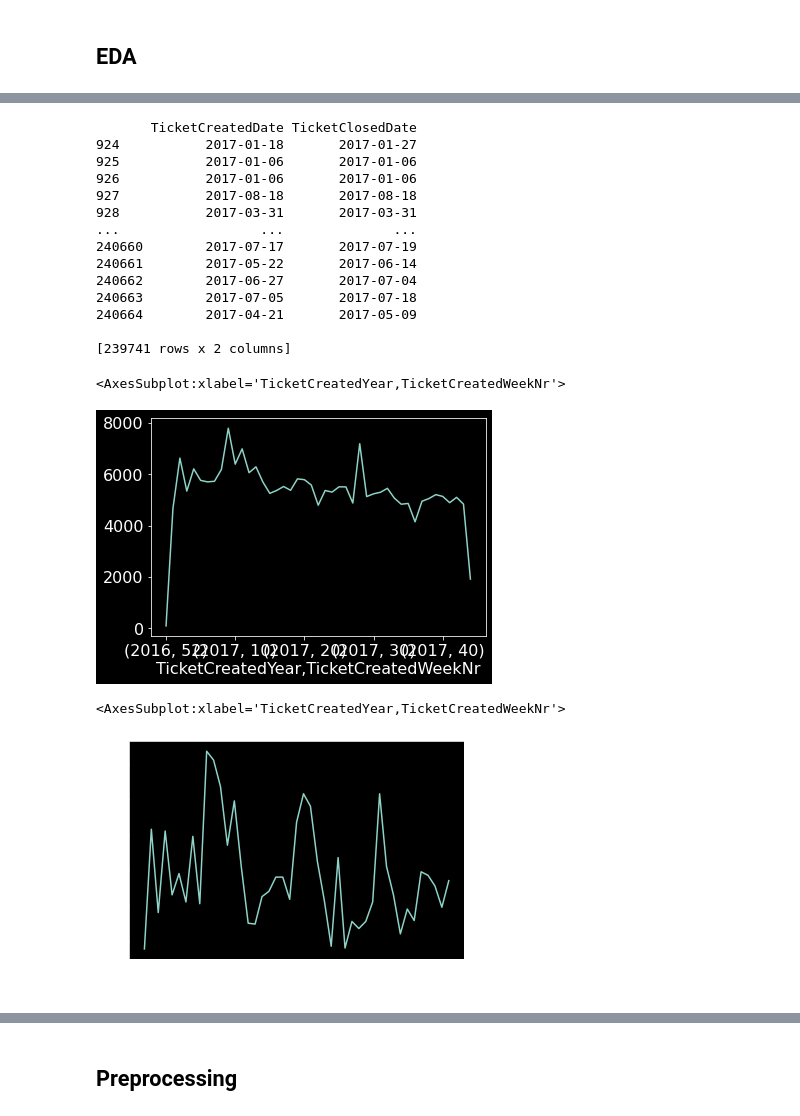
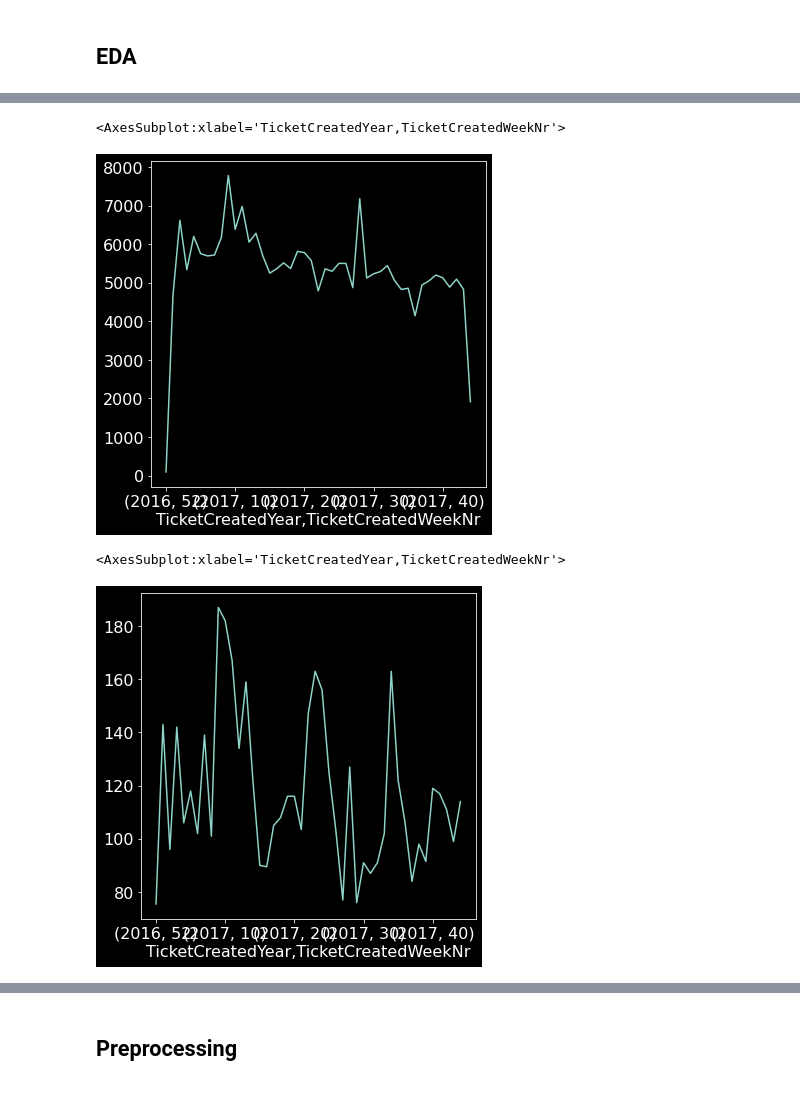
Before and after one commit to jlousada315/zentest, a Jupyter notebook: exercise.ipynb, the cells around one changed output, grey strips where cells are left out. Drawn from its saved outputs; the diff is of its cells as text; code cells hidden in the pictures.

```diff
--- a/exercise.ipynb
+++ b/exercise.ipynb
@@ -183,0 +159,2 @@ ValueError: could not convert string to float: '>5Days'
+# %%
+eda = df.copy()
@@ -246,40 +224,22 @@ plt.show
 # %%
-df['TicketCreatedDate'] = pd.to_datetime(df['TicketCreatedDate'])
-df['TicketCreatedYear'] = df['TicketCreatedDate'].dt.isocalendar().year
-df['TicketCreatedWeekNr'] = df['TicketCreatedDate'].dt.isocalendar().week
+eda['TicketCreatedDate'] = pd.to_datetime(eda['TicketCreatedDate'])
+eda['TicketCreatedYear'] = eda['TicketCreatedDate'].dt.isocalendar().year
+eda['TicketCreatedWeekNr'] = eda['TicketCreatedDate'].dt.isocalendar().week
+eda['TicketClosedDate'] = pd.to_datetime((eda['TicketCreatedDate'] + pd.to_timedelta(eda['FullResolutionTime'], unit='min')).dt.date)
+eda['SolvedSameDay'] = eda['TicketCreatedDate'] == eda['TicketClosedDate']
-# %%
-df['TicketClosedDate'] = pd.to_datetime((df['TicketCreatedDate'] + pd.to_timedelta(df['FullResolutionTime'], unit='min')).dt.date)
-df['SolvedSameDay'] = df['TicketCreatedDate'] == df['TicketClosedDate']
-print(df[['TicketCreatedDate','TicketClosedDate']])
-# %% [output]
-       TicketCreatedDate TicketClosedDate
-924           2017-01-18       2017-01-27
-925           2017-01-06       2017-01-06
-926           2017-01-06       2017-01-06
-927           2017-08-18       2017-08-18
-928           2017-03-31       2017-03-31
-...                  ...              ...
-240660        2017-07-17       2017-07-19
-240661        2017-05-22       2017-06-14
-240662        2017-06-27       2017-07-04
-240663        2017-07-05       2017-07-18
-240664        2017-04-21       2017-05-09
-
-[239741 rows x 2 columns]
 # %%
 # Volume of tickets Overtime
-
-df.groupby(['TicketCreatedYear','TicketCreatedWeekNr'])['TicketID'].count().plot.line()
+eda.groupby(['TicketCreatedYear','TicketCreatedWeekNr'])['TicketID'].count().plot.line()
 # %% [output]
 <AxesSubplot:xlabel='TicketCreatedYear,TicketCreatedWeekNr'>
-[figure, old version]
+[figure, new version]
 # %%
 # time to solve tickets
 
-df.groupby(['TicketCreatedYear','TicketCreatedWeekNr'])['FullResolutionTime'].median().plot.line()
+eda.groupby(['TicketCreatedYear','TicketCreatedWeekNr'])['FullResolutionTime'].median().plot.line()
 # %% [output]
 <AxesSubplot:xlabel='TicketCreatedYear,TicketCreatedWeekNr'>
-[figure, old version]
+[figure, new version]
 # %%
 # daily ticket queue
 
```
Also changed, not shown: parts of 68 cells of this notebook, 1 other file.
